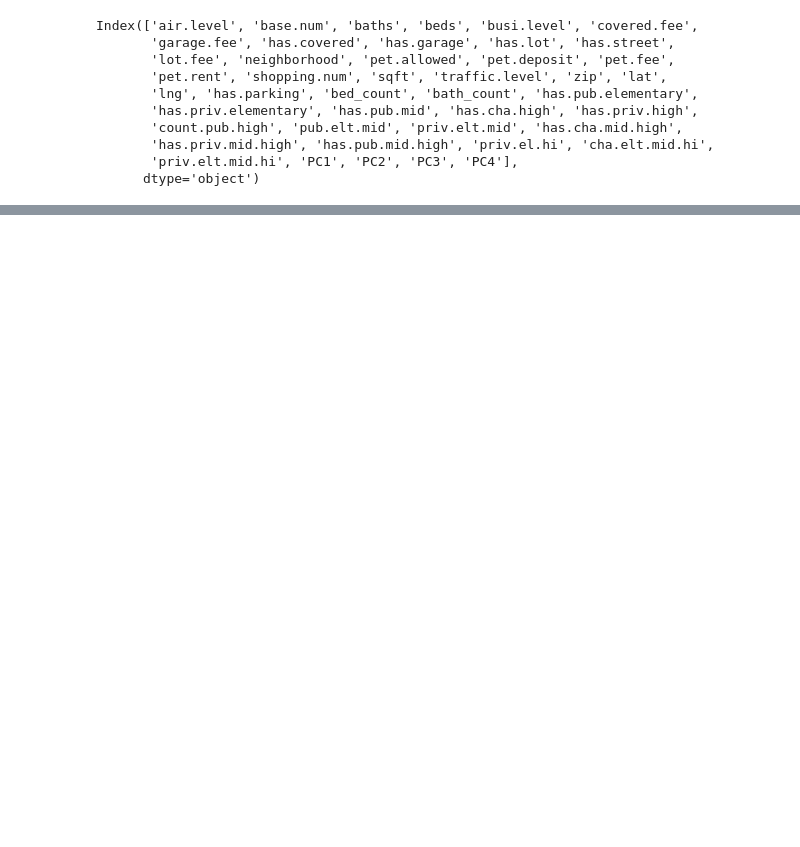
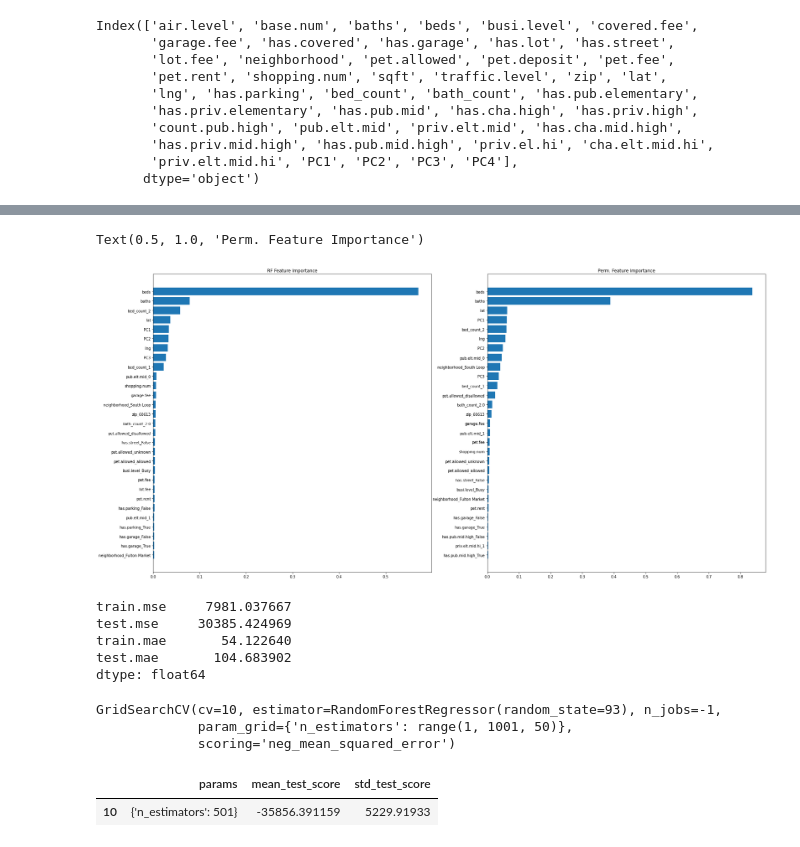
Before and after one commit to shilongdai/Analysis, a Jupyter notebook: Apartments/apartments_prediction.ipynb, the cells around one changed output, grey strips where cells are left out. Cells and saved outputs as stored; diff of their text form; code cells hidden in the pictures; blank space fills up the shorter version.

```diff
--- a/Apartments/apartments_prediction.ipynb
+++ b/Apartments/apartments_prediction.ipynb
@@ -113,0 +129,52 @@ del coefficients["has.garage_True"]
+# %%
+best_rf = random_tree_cv.best_estimator_
+rf_perm_imp = permutation_importance(best_rf, selected_tr_X, sqft_tr_Y,
+                                     n_repeats=10, n_jobs=-1, random_state=seed)
+# %%
+gs = gridspec.GridSpec(1,2)
+fig = plt.figure()
+fig.set_figheight(15)
+fig.set_figwidth(30)
+ax = fig.add_subplot(gs[0])
+rf_features = pd.Series(best_rf.feature_importances_,
+                        selected_tr_X.columns).sort_values(ascending=True)[50:]
+feature_pos = np.arange(len(rf_features))
+ax.barh(feature_pos, rf_features)
+plt.sca(ax)
+plt.yticks(feature_pos, rf_features.index)
+plt.title("RF Feature Importance")
+
+ax = fig.add_subplot(gs[1])
+rf_perm_imp_s = pd.Series(rf_perm_imp.importances_mean,
+                        selected_tr_X.columns).sort_values(ascending=True)[50:]
+ax.barh(feature_pos, rf_perm_imp_s)
+plt.sca(ax)
+plt.yticks(feature_pos, rf_perm_imp_s.index)
+plt.title("Perm. Feature Importance")
+# %% [output]
+Text(0.5, 1.0, 'Perm. Feature Importance')
+[figure, added]
+# %%
+rf_tr = best_rf.predict(sqft_tr_X[coefficients.index])
+rf_ts = best_rf.predict(sqft_ts_X[coefficients.index])
+
+rf_tr_mse = mean_squared_error(sqft_tr_Y, rf_tr)
+rf_ts_mse = mean_squared_error(sqft_ts_Y, rf_ts)
+rf_tr_mae = mean_absolute_error(sqft_tr_Y, rf_tr)
+rf_ts_mae = mean_absolute_error(sqft_ts_Y, rf_ts)
+
+rf_perf = pd.DataFrame({
+    "train.mse": [rf_tr_mse],
+    "test.mse": [rf_ts_mse],
+    "train.mae": [rf_tr_mae],
+    "test.mae": [rf_ts_mae]
+})
+rf_perf = pd.Series([rf_tr_mse, rf_ts_mse, rf_tr_mae, rf_ts_mae],
+                    index=["train.mse", "test.mse", "train.mae", "test.mae"])
+rf_perf
+# %% [output]
+train.mse     7981.037667
+test.mse     30385.424969
+train.mae       54.122640
+test.mae       104.683902
+dtype: float64
@@ -113,0 +186,15 @@ del coefficients["has.garage_True"]
+# %%
+random_tree_cv = GridSearchCV(estimator=random_forest, param_grid=params, n_jobs=-1,
+                              cv=10, scoring="neg_mean_squared_error")
+random_tree_cv.fit(selected_tr_X, sqft_tr_Y)
+# %% [output]
+GridSearchCV(cv=10, estimator=RandomForestRegressor(random_state=93), n_jobs=-1,
+             param_grid={'n_estimators': range(1, 1001, 50)},
+             scoring='neg_mean_squared_error')
+# %%
+cv_rf_result = pd.DataFrame(random_tree_cv.cv_results_)
+cv_rf_result.loc[cv_rf_result.rank_test_score == 1,
+                 ["params", "mean_test_score", "std_test_score"]]
+# %% [output]
+|  | params | mean_test_score | std_test_score |
+| 10 | {'n_estimators': 501} | -35856.391159 | 5229.91933 |
```
Also changed, not shown: parts of 18 cells of this notebook, 2 other files.
